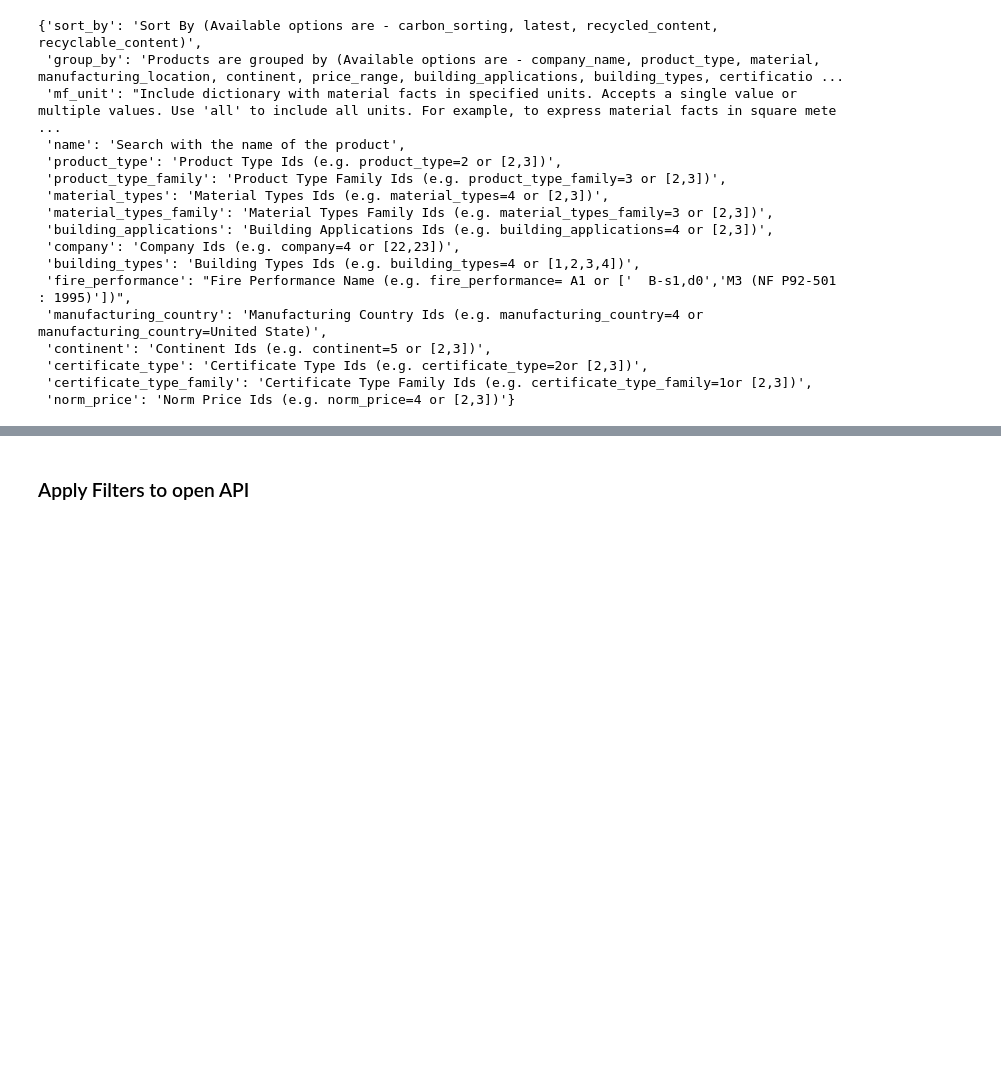
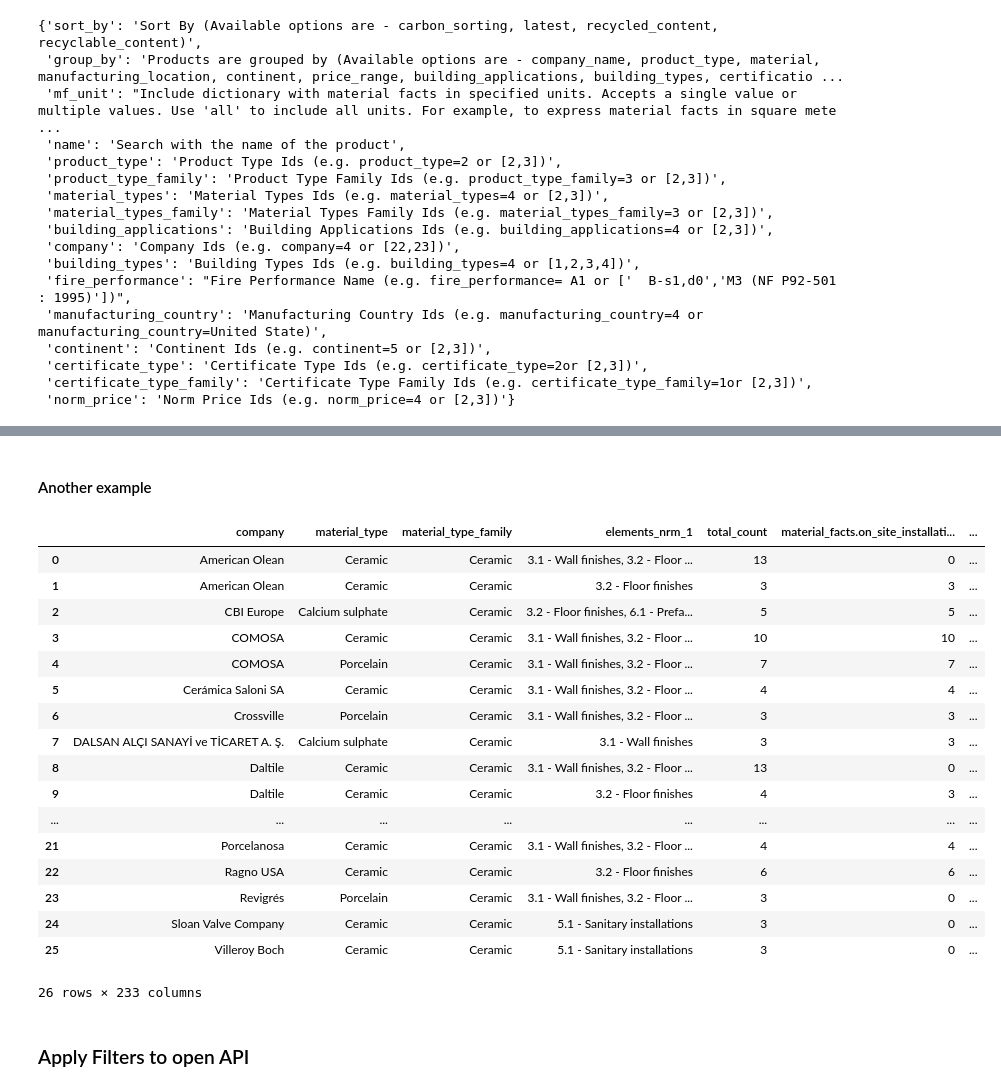
Before and after one commit to 2050-Materials/aecdata, a Jupyter notebook: usage/example_usage.ipynb, the cells around one changed output, grey strips where cells are left out. Cells and saved outputs as stored; diff of their text form; code cells hidden in the pictures; blank space fills up the shorter version.

Commit message:
add utility data

```diff
--- a/usage/example_usage.ipynb
+++ b/usage/example_usage.ipynb
@@ -214,0 +169,3 @@ stat_df
+# %%
+# Create a ProductStatistics object
+stats_obj = ProductStatistics(product_data.dataframe)
@@ -215,3 +203,38 @@ stat_df
+# %% [markdown]
+#### Another example
+# %%
+group_by = [
+    'company',
+#     'product_type',
+    'material_type',
+    'material_type_family',
+    'elements_nrm_1',
+#     'country',
+#     'manufacturing_continent',
+#     'material_facts.data_source',
+]
+all_available_fields  = stats_obj.get_available_fields()
+stat_df = stats_obj.get_statistics(group_by=group_by, fields='all', statistical_metrics=['count', 'mean', 'median'], include_estimated_values=False, remove_outliers=True, method='IQR', sqrt_tranf=True, min_count=3)
+stat_df
+# %% [output]
+|  | company | material_type | material_type_family | elements_nrm_1 | total_count | material_facts.on_site_installati... | ... |
+| 0 | American Olean | Ceramic | Ceramic | 3.1 - Wall finishes, 3.2 - Floor ... | 13 | 0 | ... |
+| 1 | American Olean | Ceramic | Ceramic | 3.2 - Floor finishes | 3 | 3 | ... |
+| 2 | CBI Europe | Calcium sulphate | Ceramic | 3.2 - Floor finishes, 6.1 - Prefa... | 5 | 5 | ... |
+| 3 | COMOSA | Ceramic | Ceramic | 3.1 - Wall finishes, 3.2 - Floor ... | 10 | 10 | ... |
+| 4 | COMOSA | Porcelain | Ceramic | 3.1 - Wall finishes, 3.2 - Floor ... | 7 | 7 | ... |
+| 5 | Cerámica Saloni SA | Ceramic | Ceramic | 3.1 - Wall finishes, 3.2 - Floor ... | 4 | 4 | ... |
+| 6 | Crossville | Porcelain | Ceramic | 3.1 - Wall finishes, 3.2 - Floor ... | 3 | 3 | ... |
+| 7 | DALSAN ALÇI SANAYİ ve TİCARET A. Ş. | Calcium sulphate | Ceramic | 3.1 - Wall finishes | 3 | 3 | ... |
+| 8 | Daltile | Ceramic | Ceramic | 3.1 - Wall finishes, 3.2 - Floor ... | 13 | 0 | ... |
+| 9 | Daltile | Ceramic | Ceramic | 3.2 - Floor finishes | 4 | 3 | ... |
+| ... | ... | ... | ... | ... | ... | ... | ... |
+| 21 | Porcelanosa | Ceramic | Ceramic | 3.1 - Wall finishes, 3.2 - Floor ... | 4 | 4 | ... |
+| 22 | Ragno USA | Ceramic | Ceramic | 3.2 - Floor finishes | 6 | 6 | ... |
+| 23 | Revigrés | Porcelain | Ceramic | 3.1 - Wall finishes, 3.2 - Floor ... | 3 | 0 | ... |
+| 24 | Sloan Valve Company | Ceramic | Ceramic | 5.1 - Sanitary installations | 3 | 0 | ... |
+| 25 | Villeroy Boch | Ceramic | Ceramic | 5.1 - Sanitary installations | 3 | 0 | ... |
+26 rows × 233 columns
 # %% [markdown]
 ### Apply Filters to open API
 # %%
```
Also changed, not shown: parts of 24 cells of this notebook, 4 other files.
